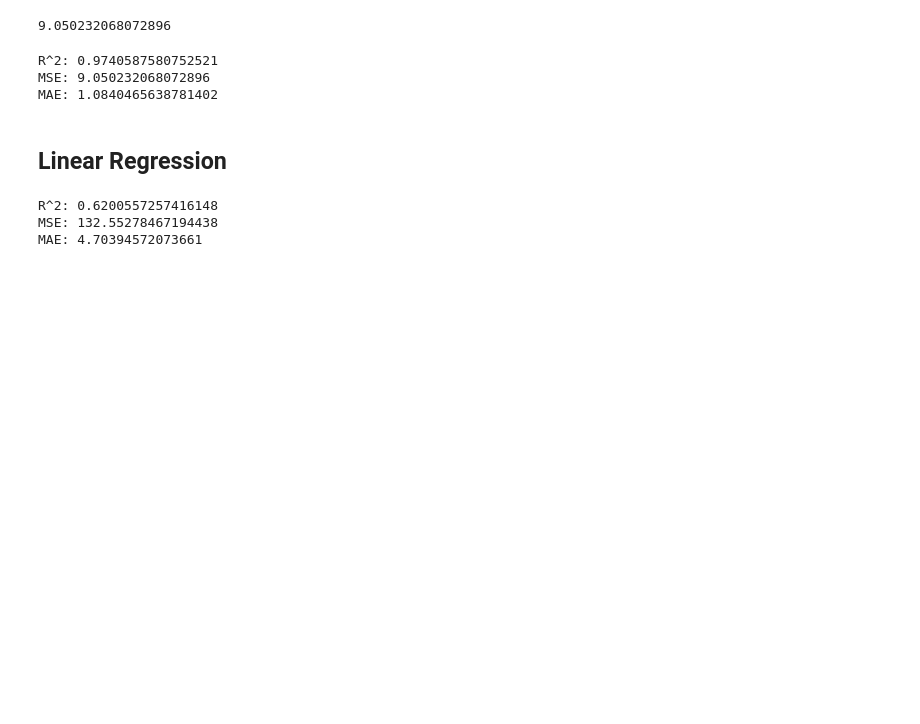
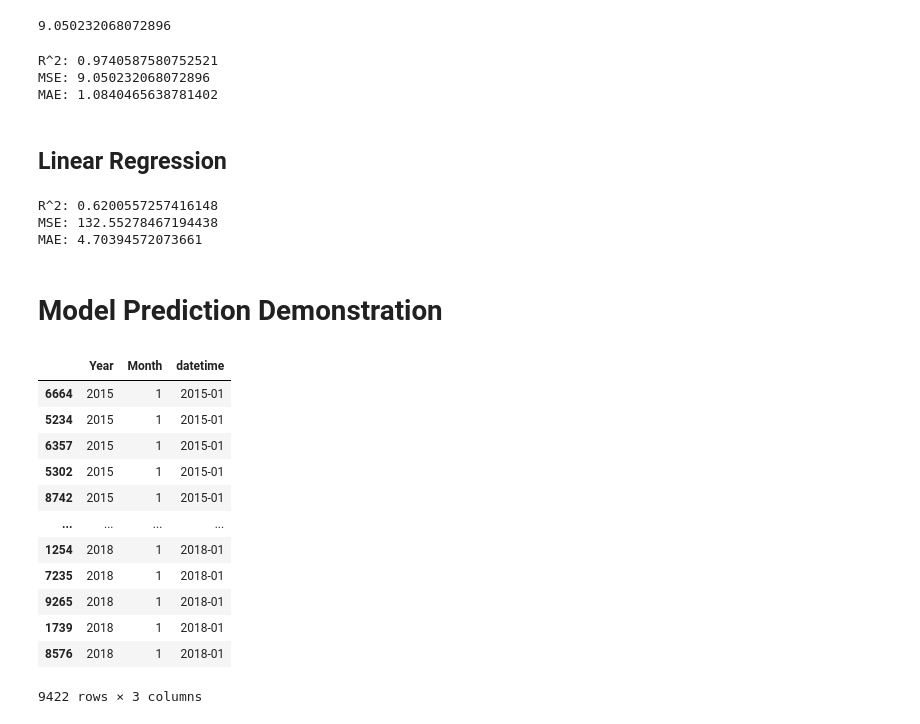
Before and after one commit to McGill-MMA-EnterpriseAnalytics/DataCo_Supply_Chain, a Jupyter notebook: models/Demand_Forecasting.ipynb, the cells around one changed output. Cells and saved outputs as stored; diff of their text form; code cells hidden in the pictures; blank space fills up the shorter version.

```diff
--- a/models/Demand_Forecasting.ipynb
+++ b/models/Demand_Forecasting.ipynb
@@ -340,3 +401,27 @@ print("MAE:", mean_absolute_error(y_test, y_pred))
 R^2: 0.6200557257416148
 MSE: 132.55278467194438
 MAE: 4.70394572073661
+# %% [markdown]
+# Model Prediction Demonstration
+# %%
+YearMonth_df = X.loc[X_test.index, ["Year", "Month"]].copy().reset_index(drop = True)
+# %%
+YearMonth_df['datetime'] = pd.to_datetime(YearMonth_df[['Year', 'Month']].assign(DAY=1)).dt.strftime('%Y-%m')
+# %%
+YearMonth_df = YearMonth_df.sort_values(by='datetime')
+# %%
+YearMonth_df
+# %% [output]
+|  | Year | Month | datetime |
+| 6664 | 2015 | 1 | 2015-01 |
+| 5234 | 2015 | 1 | 2015-01 |
+| 6357 | 2015 | 1 | 2015-01 |
+| 5302 | 2015 | 1 | 2015-01 |
+| 8742 | 2015 | 1 | 2015-01 |
+| ... | ... | ... | ... |
+| 1254 | 2018 | 1 | 2018-01 |
+| 7235 | 2018 | 1 | 2018-01 |
+| 9265 | 2018 | 1 | 2018-01 |
+| 1739 | 2018 | 1 | 2018-01 |
+| 8576 | 2018 | 1 | 2018-01 |
+9422 rows × 3 columns
```
Also changed, not shown: parts of 19 cells of this notebook.
